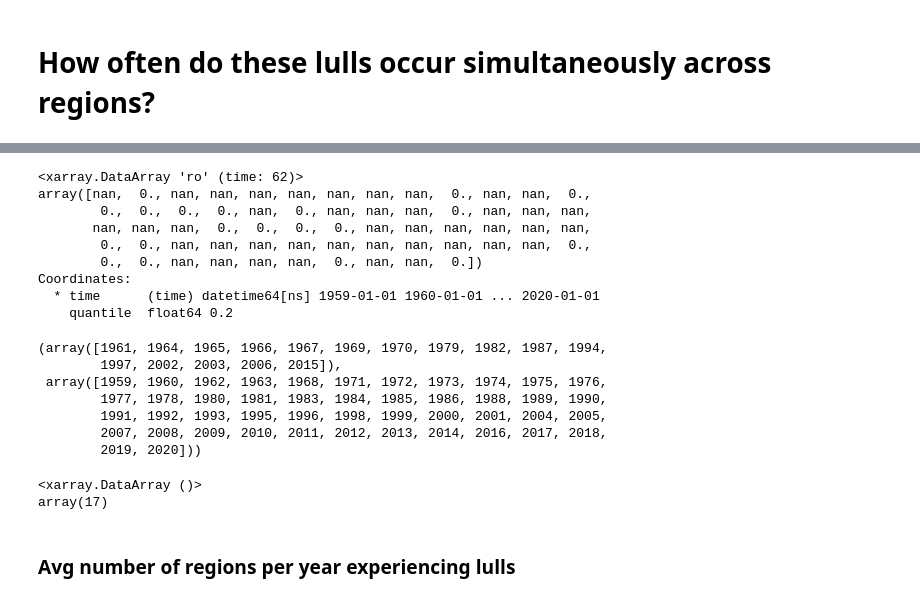
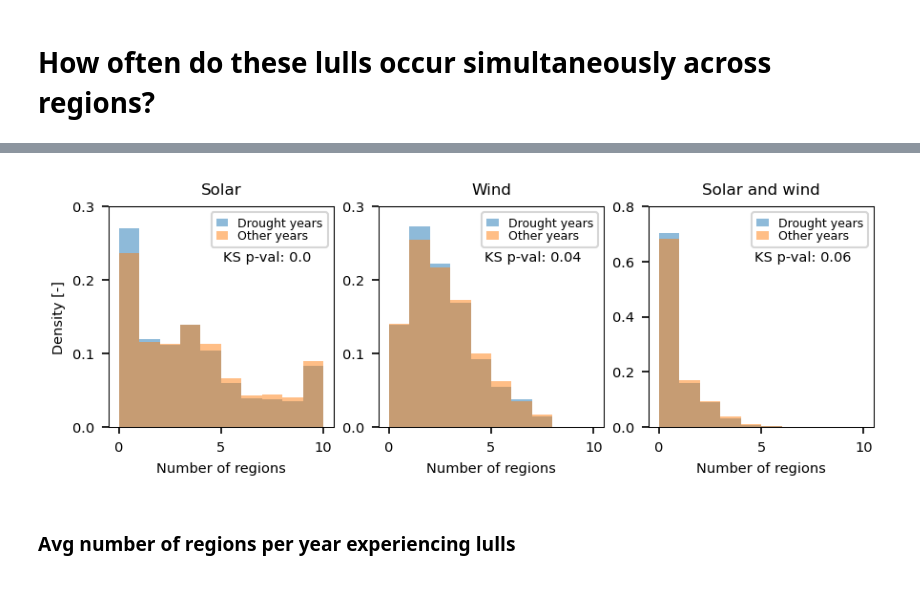
Before and after one commit to dougrichardson/Richardson_2023_energy, a Jupyter notebook: 1_exploratory analysis.ipynb, the cells around one changed output, grey strips where cells are left out. Drawn from its saved outputs; the diff is of its cells as text; code cells hidden in the pictures.

```diff
--- a/1_exploratory analysis.ipynb
+++ b/1_exploratory analysis.ipynb
@@ -410,22 +418,2 @@ n_simul_droughts.plot()
-# %%
-n_simul_droughts.where(n_simul_droughts < 1)
-# %% [output]
-<xarray.DataArray 'ro' (time: 62)>
-array([nan,  0., nan, nan, nan, nan, nan, nan, nan,  0., nan, nan,  0.,
-        0.,  0.,  0.,  0., nan,  0., nan, nan, nan,  0., nan, nan, nan,
-       nan, nan, nan,  0.,  0.,  0.,  0., nan, nan, nan, nan, nan, nan,
-        0.,  0., nan, nan, nan, nan, nan, nan, nan, nan, nan, nan,  0.,
-        0.,  0., nan, nan, nan, nan,  0., nan, nan,  0.])
-Coordinates:
-  * time      (time) datetime64[ns] 1959-01-01 1960-01-01 ... 2020-01-01
-    quantile  float64 0.2
 # %%
-get_event_years(n_simul_droughts, 3, 'upper')
+thresh_n_droughts = 3 # Minimum number of hydro regions in drought
-# %% [output]
-(array([1961, 1964, 1965, 1966, 1967, 1969, 1970, 1979, 1982, 1987, 1994,
-        1997, 2002, 2003, 2006, 2015]),
- array([1959, 1960, 1962, 1963, 1968, 1971, 1972, 1973, 1974, 1975, 1976,
-        1977, 1978, 1980, 1981, 1983, 1984, 1985, 1986, 1988, 1989, 1990,
-        1991, 1992, 1993, 1995, 1996, 1998, 1999, 2000, 2001, 2004, 2005,
-        2007, 2008, 2009, 2010, 2011, 2012, 2013, 2014, 2016, 2017, 2018,
-        2019, 2020]))
@@ -437,5 +419,0 @@ plt.legend()
-# %%
-simul_100w_mssrd.max()
-# %% [output]
-<xarray.DataArray ()>
-array(17)
@@ -441,0 +441,18 @@ array(17)
+# %%
+simul_ro_100w_drought, simul_ro_100w_other = simul_during_drought(
+    n_simul_droughts,
+    thresh_n_droughts,
+    events_100w, [5, 7]
+)
+# %%
+simul_ro_mssrd_drought, simul_ro_mssrd_other = simul_during_drought(
+    n_simul_droughts,
+    thresh_n_droughts,
+    events_mssrd, [6, 7]
+)
+# %%
+simul_ro_100w_mssrd_drought, simul_ro_100w_mssrd_other = simul_during_drought(
+    n_simul_droughts,
+    thresh_n_droughts,
+    events_100w_mssrd, [7]
+)
@@ -442,3 +481,31 @@ array(17)
+# %%
+from scipy.stats import ks_2samp
+
+with plt.rc_context(plt_params):
+    fig = plt.figure(1, figsize=(6.9,2), dpi=150)
+
+    ax1 = plt.subplot(131)
+    ax2 = plt.subplot(132)
+    ax3 = plt.subplot(133)
+
+    plot_2_hists(ax1, simul_ro_mssrd_drought, simul_ro_mssrd_other, 'Solar', ymax=0.3)
+    plot_2_hists(ax2, simul_ro_100w_drought, simul_ro_100w_other, 'Wind', ymax=0.3)
+    plot_2_hists(ax3, simul_ro_100w_mssrd_drought, simul_ro_100w_mssrd_other, 'Solar and wind', ymax=0.8)
+
+    ax1_pval = ks_2samp(simul_ro_mssrd_drought.values, simul_ro_mssrd_other.values)[-1]
+    ax1.text(0.9, 0.75, 'KS p-val: '+str(np.round(ax1_pval, 2)),
+             ha='right', transform=ax1.transAxes)
+    ax2_pval = ks_2samp(simul_ro_100w_drought.values, simul_ro_100w_other.values)[-1]
+    ax2.text(0.9, 0.75, 'KS p-val: '+str(np.round(ax2_pval, 2)),
+             ha='right', transform=ax2.transAxes)
+    ax3_pval = ks_2samp(simul_ro_100w_mssrd_drought.values, simul_ro_100w_mssrd_other.values)[-1]
+    ax3.text(0.9, 0.75, 'KS p-val: '+str(np.round(ax3_pval, 2)),
+             ha='right', transform=ax3.transAxes)
+
+    ax1.text(-0.25, 0.5, 'Density [-]', rotation=90, fontsize=plt_params['font.size'],
+             transform=ax1.transAxes, va='center', ha='left')
+# %% [output]
+[figure, added]
 # %% [markdown]
 ### Avg number of regions per year experiencing lulls
 # %% [markdown]
```
Also changed, not shown: parts of 7 cells of this notebook.
